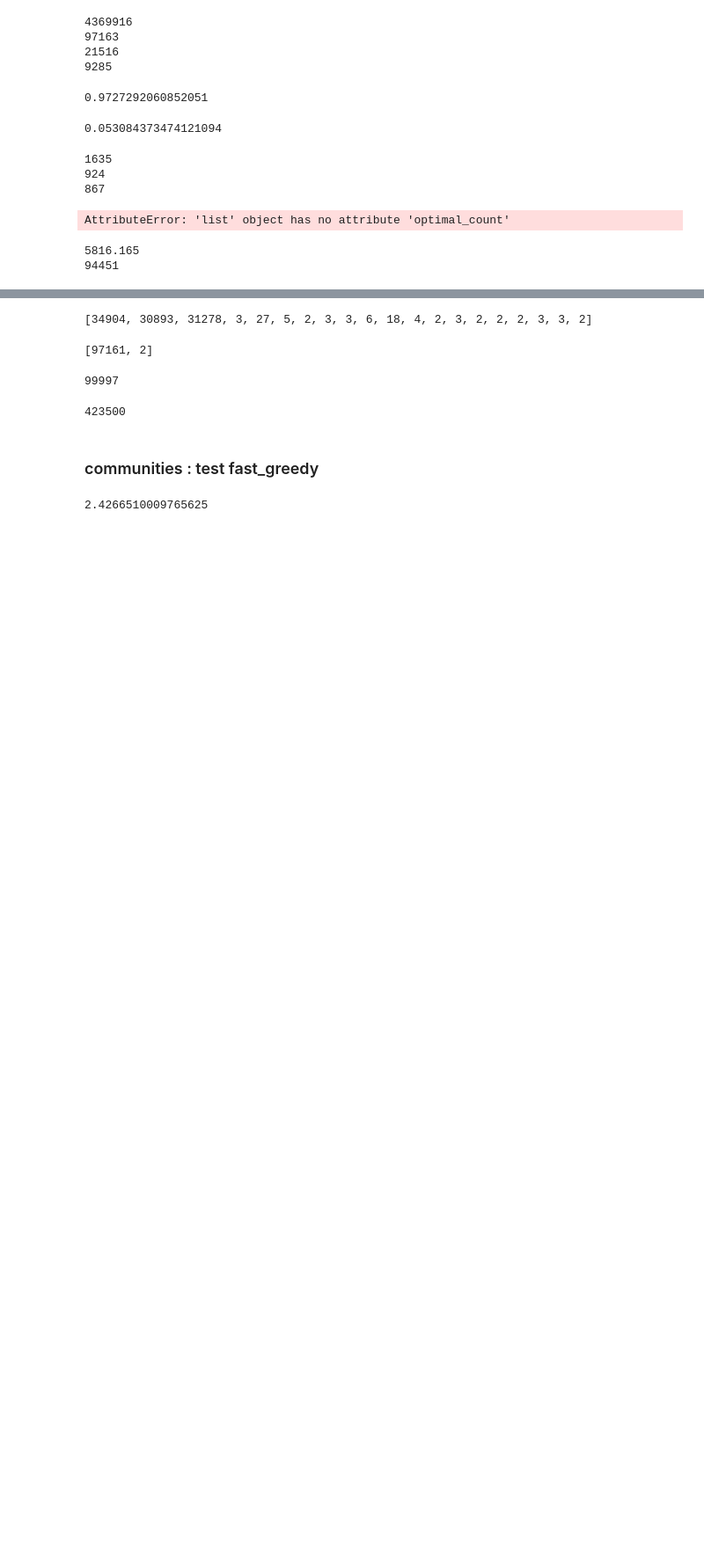
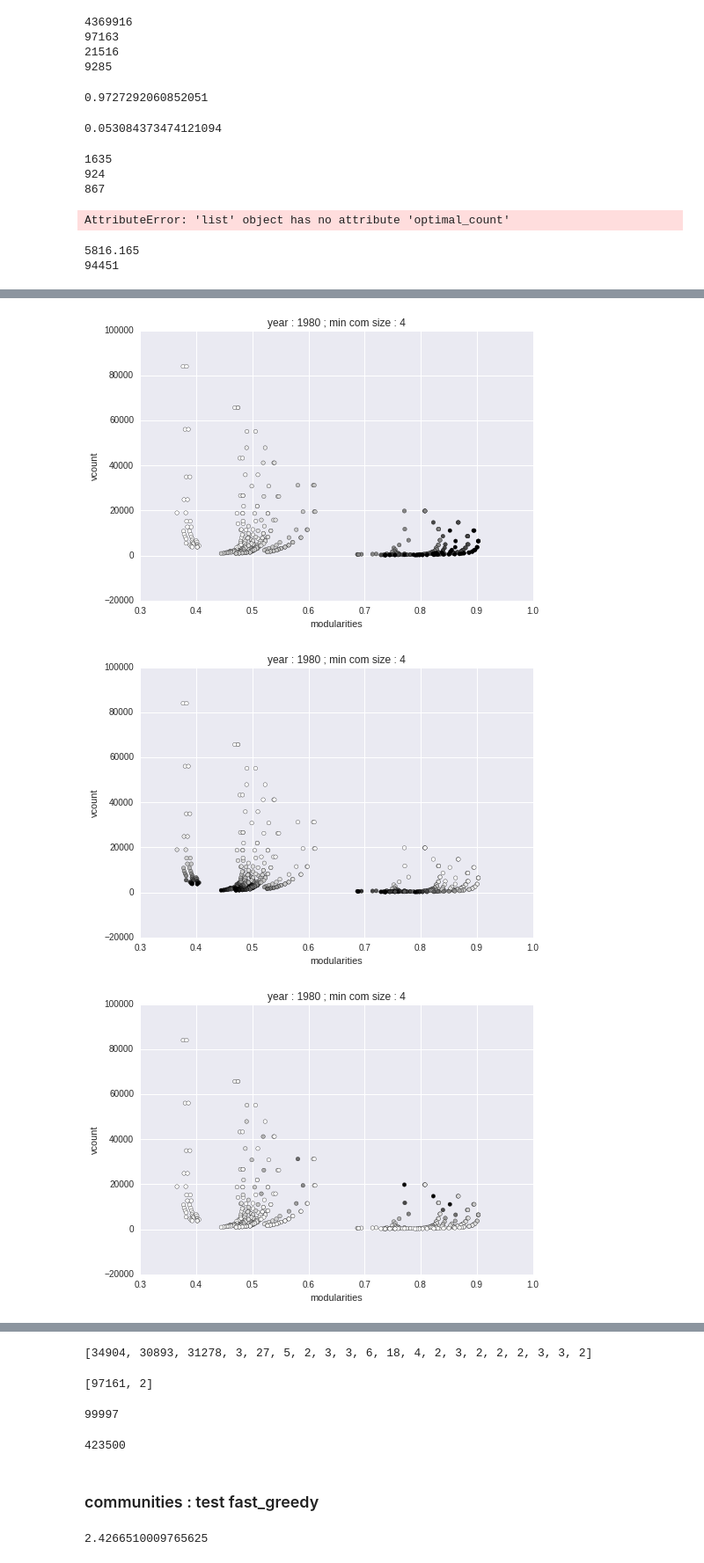
Before and after one commit to JusteRaimbault/PatentsMining, a Jupyter notebook: Models/Semantic/Network.ipynb, the cells around one changed output, grey strips where cells are left out. Shown at 88% size. Drawn from its saved outputs; the diff is of its cells as text; code cells hidden in the pictures; blank space fills up the shorter version.

```diff
--- a/Models/Semantic/Network.ipynb
+++ b/Models/Semantic/Network.ipynb
@@ -383,0 +491,23 @@ q = numpy.percentile(d,99.9)
+# %%
+plot.scatter(modularities,vcount,c=dths)
+#plot.legend(dthvals,bbox_to_anchor=(1.05, 1), loc=2,ncol=1)
+plot.xlabel('modularities');plot.ylabel('vcount')
+plot.title('year : '+str(year)+' ; min com size : 4')
+plot.show()
+
+
+plot.scatter(modularities,vcount,c=eths)
+#plot.legend(ethvals,bbox_to_anchor=(1.05, 1), loc=2,ncol=1)
+plot.xlabel('modularities');plot.ylabel('vcount')
+plot.title('year : '+str(year)+' ; min com size : 4')
+plot.show()
+
+plot.scatter(modularities,vcount,c=comnum)
+#plot.legend(ethvals,bbox_to_anchor=(1.05, 1), loc=2,ncol=1)
+plot.xlabel('modularities');plot.ylabel('vcount')
+plot.title('year : '+str(year)+' ; min com size : 4')
+plot.show()
+# %% [output]
+[figure, added]
+[figure, added]
+[figure, added]
```
Also changed, not shown: parts of 22 cells of this notebook, 1 other file.
